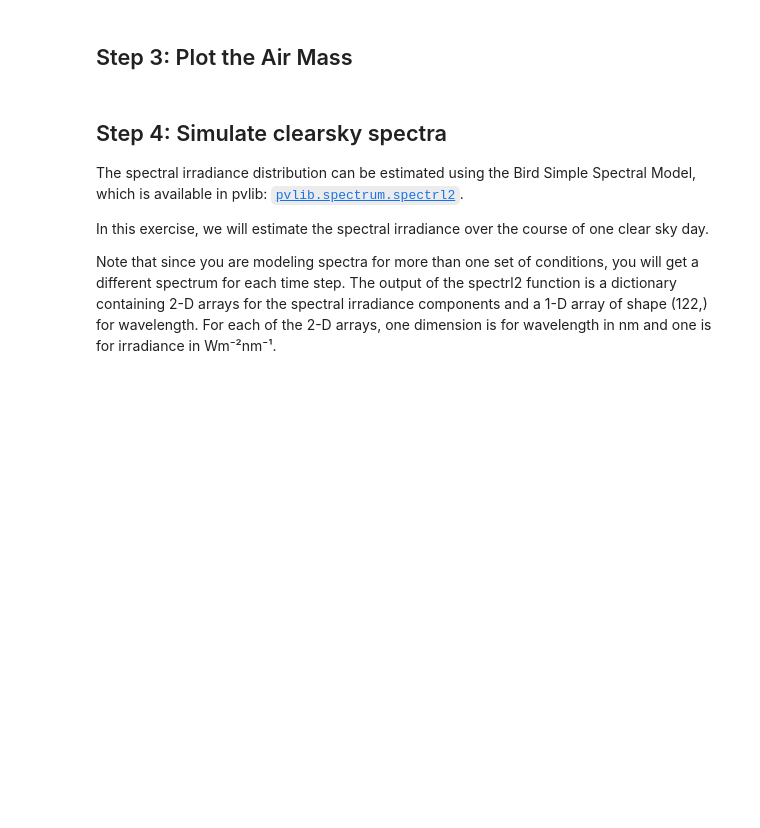
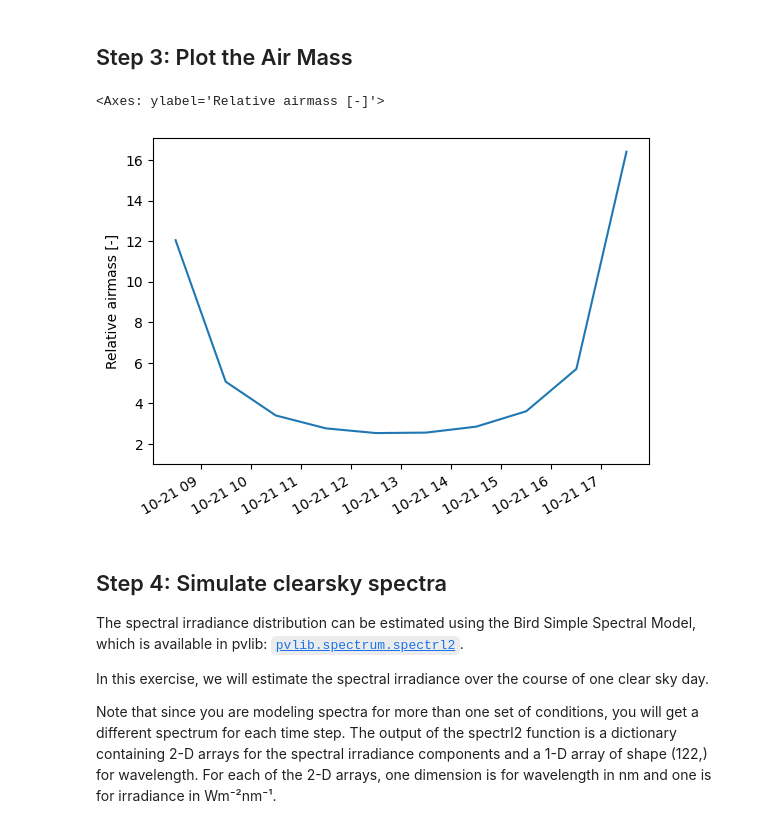
Before and after one commit to AdamRJensen/solar-resource-course, a Jupyter notebook: spectrum-changes.ipynb, the cells around one changed output. Saved outputs shown, nothing was run; the diff lists cells and outputs as text; code cells hidden in the pictures; blank space fills up the shorter version.

```diff
--- a/spectrum-changes.ipynb
+++ b/spectrum-changes.ipynb
@@ -43,11 +43,15 @@ solpos = location.get_solarposition(times)
 aoi = pvlib.irradiance.aoi(surface_tilt, surface_azimuth, solpos['apparent_zenith'], solpos['azimuth'])
 
 # Write your code here
-relative_airmass =
+relative_airmass = pvlib.atmosphere.get_relative_airmass(solpos['apparent_zenith'])
 # %% [markdown]
 ## Step 3: Plot the Air Mass
 # %%
 # Write your code here
+relative_airmass.plot(ylabel='Relative airmass [-]', ylim=[1, None])
+# %% [output]
+<Axes: ylabel='Relative airmass [-]'>
+[figure, added]
 # %% [markdown]
 ## Step 4: Simulate clearsky spectra
 
```
Also changed, not shown: parts of 4 cells of this notebook.
